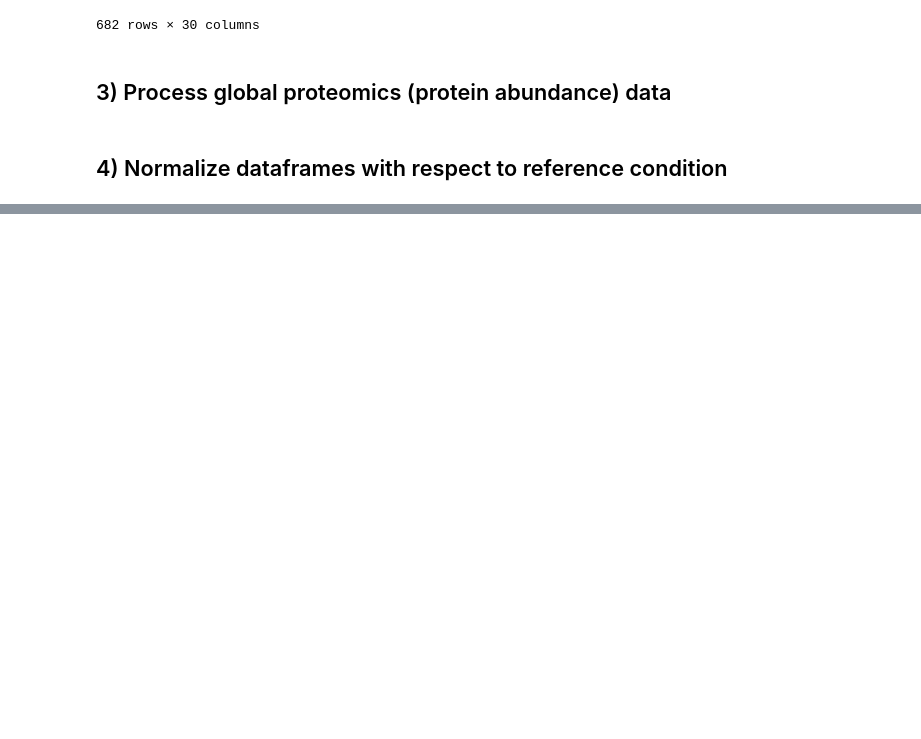
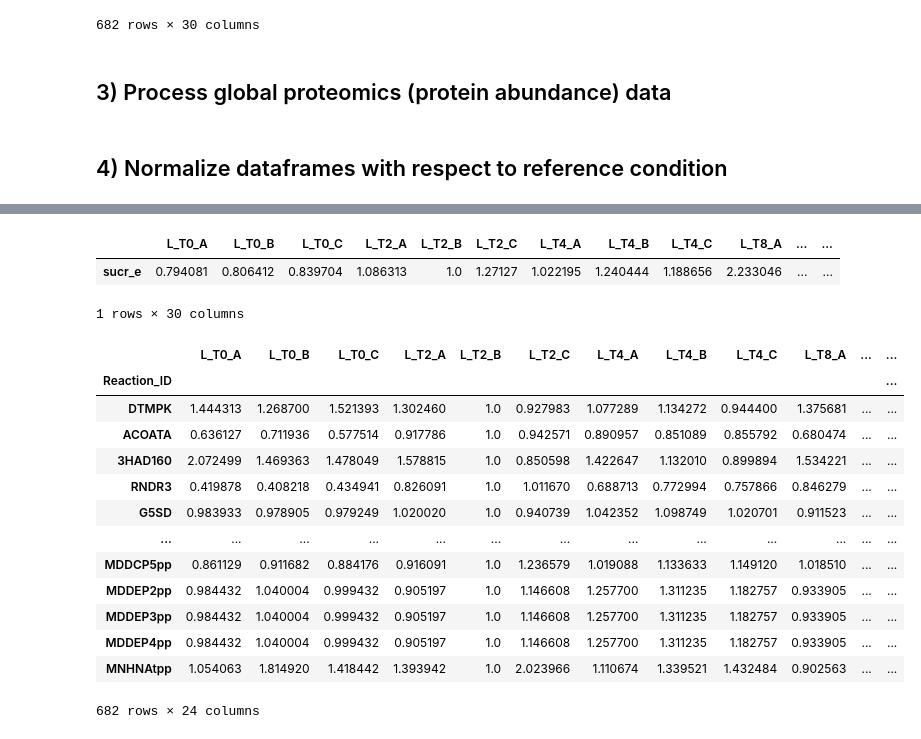
Before and after one commit to pnnl-predictive-phenomics/syn_bmca, a Jupyter notebook: notebooks/notebooks_for_generating_data/Circadian_data_prep.ipynb, the cells around one changed output, grey strips where cells are left out. Drawn from its saved outputs; the diff is of its cells as text; code cells hidden in the pictures; blank space fills up the shorter version.

```diff
--- a/notebooks/notebooks_for_generating_data/Circadian_data_prep.ipynb
+++ b/notebooks/notebooks_for_generating_data/Circadian_data_prep.ipynb
@@ -222,0 +329,23 @@ clean_enzyme_activity_df = clean_enzyme_activity_df.drop(columns=[col for col in
+# %%
+display(norm_metab_df)
+# %% [output]
+|  | L_T0_A | L_T0_B | L_T0_C | L_T2_A | L_T2_B | L_T2_C | L_T4_A | L_T4_B | L_T4_C | L_T8_A | ... | ... |
+| sucr_e | 0.794081 | 0.806412 | 0.839704 | 1.086313 | 1.0 | 1.27127 | 1.022195 | 1.240444 | 1.188656 | 2.233046 | ... | ... |
+1 rows × 30 columns
+# %%
+display(norm_enzyme_activity_df)
+# %% [output]
+|  | L_T0_A | L_T0_B | L_T0_C | L_T2_A | L_T2_B | L_T2_C | L_T4_A | L_T4_B | L_T4_C | L_T8_A | ... | ... |
+| Reaction_ID |  |  |  |  |  |  |  |  |  |  |  | ... |
+| DTMPK | 1.444313 | 1.268700 | 1.521393 | 1.302460 | 1.0 | 0.927983 | 1.077289 | 1.134272 | 0.944400 | 1.375681 | ... | ... |
+| ACOATA | 0.636127 | 0.711936 | 0.577514 | 0.917786 | 1.0 | 0.942571 | 0.890957 | 0.851089 | 0.855792 | 0.680474 | ... | ... |
+| 3HAD160 | 2.072499 | 1.469363 | 1.478049 | 1.578815 | 1.0 | 0.850598 | 1.422647 | 1.132010 | 0.899894 | 1.534221 | ... | ... |
+| RNDR3 | 0.419878 | 0.408218 | 0.434941 | 0.826091 | 1.0 | 1.011670 | 0.688713 | 0.772994 | 0.757866 | 0.846279 | ... | ... |
+| G5SD | 0.983933 | 0.978905 | 0.979249 | 1.020020 | 1.0 | 0.940739 | 1.042352 | 1.098749 | 1.020701 | 0.911523 | ... | ... |
+| ... | ... | ... | ... | ... | ... | ... | ... | ... | ... | ... | ... | ... |
+| MDDCP5pp | 0.861129 | 0.911682 | 0.884176 | 0.916091 | 1.0 | 1.236579 | 1.019088 | 1.133633 | 1.149120 | 1.018510 | ... | ... |
+| MDDEP2pp | 0.984432 | 1.040004 | 0.999432 | 0.905197 | 1.0 | 1.146608 | 1.257700 | 1.311235 | 1.182757 | 0.933905 | ... | ... |
+| MDDEP3pp | 0.984432 | 1.040004 | 0.999432 | 0.905197 | 1.0 | 1.146608 | 1.257700 | 1.311235 | 1.182757 | 0.933905 | ... | ... |
+| MDDEP4pp | 0.984432 | 1.040004 | 0.999432 | 0.905197 | 1.0 | 1.146608 | 1.257700 | 1.311235 | 1.182757 | 0.933905 | ... | ... |
+| MNHNAtpp | 1.054063 | 1.814920 | 1.418442 | 1.393942 | 1.0 | 2.023966 | 1.110674 | 1.339521 | 1.432484 | 0.902563 | ... | ... |
+682 rows × 24 columns
```
Also changed, not shown: parts of 20 cells of this notebook, 6 other files.
